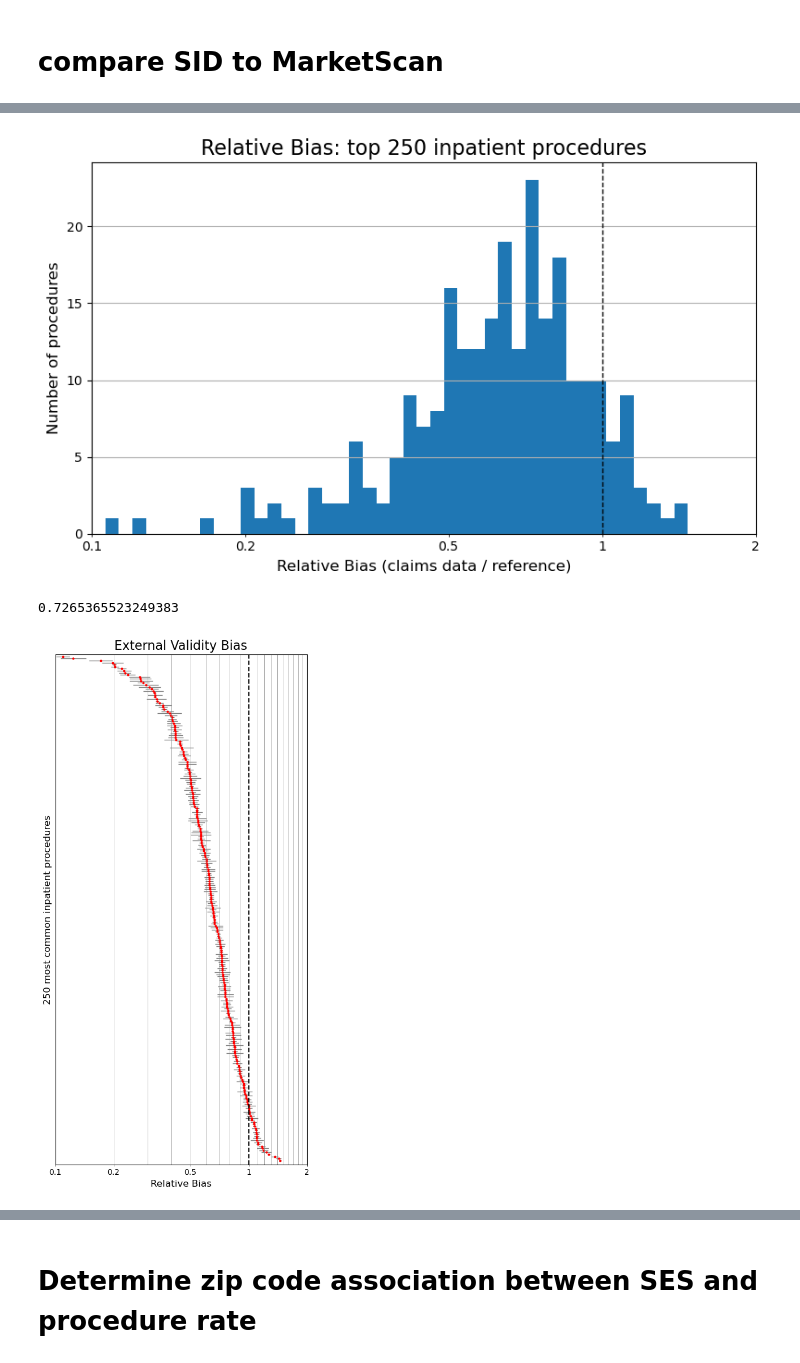
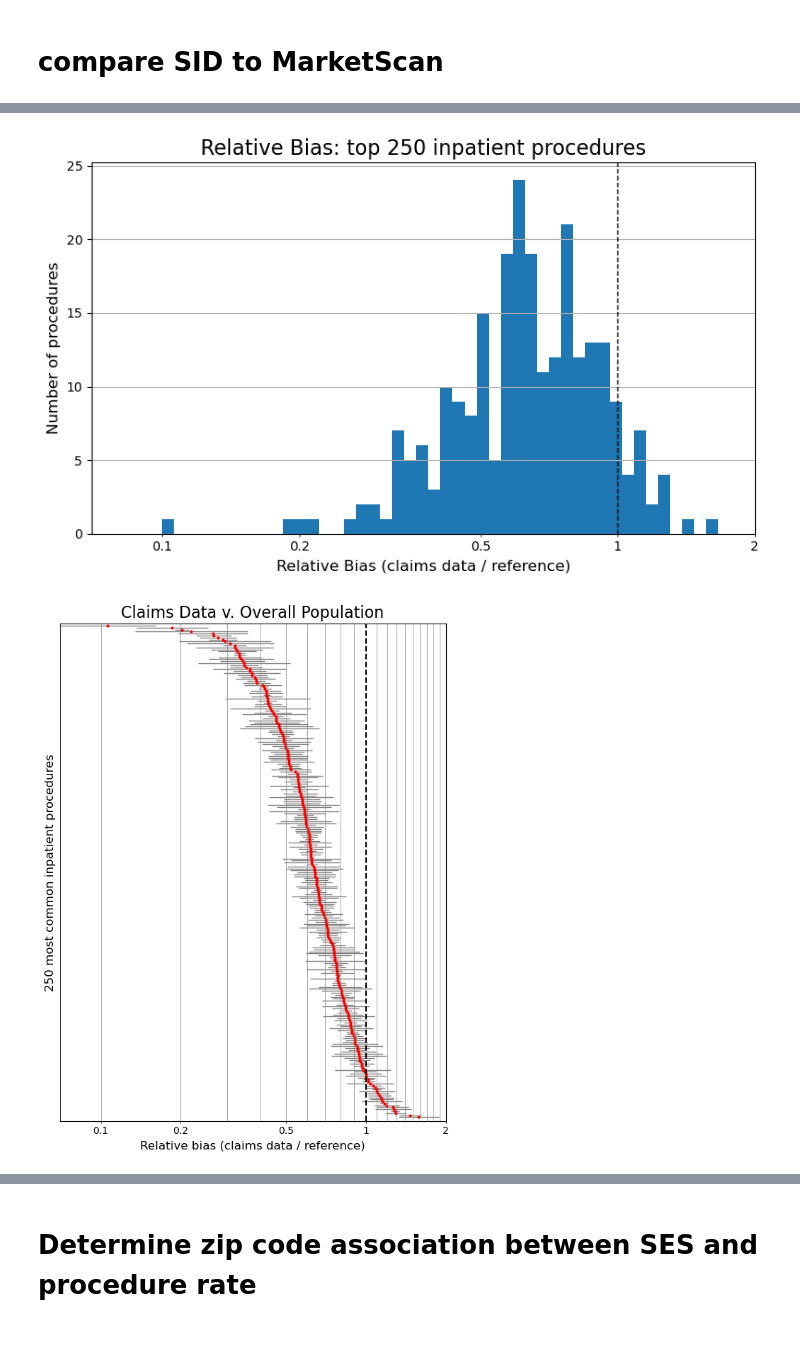
Before and after one commit to alex-dahlen/ClaimsDataBenchmarking, a Jupyter notebook: main_analysis_MarketScan_vs_SID_2019.ipynb, the cells around one changed output, grey strips where cells are left out. Drawn from its saved outputs; the diff is of its cells as text; code cells hidden in the pictures.

```diff
--- a/main_analysis_MarketScan_vs_SID_2019.ipynb
+++ b/main_analysis_MarketScan_vs_SID_2019.ipynb
@@ -371,0 +349,11 @@ df_sid
+# %%
+pop_vec = df_sid.groupby('State Name')['Pop 18 to 65'].sum()
+df_ans = pd.DataFrame([], columns = ['procedure', 'chi-squared', 'p', 'dof'])
+ii = 0
+for procedure in vals_temp:
+    proc_count_vec = df_sid_counts[df_sid_counts['PRCCSR DESCRIPTION'] == procedure].groupby('State Name')['count'].sum()
+    proc_count_vec = (pop_vec*0 + proc_count_vec).fillna(0)
+    contingency = [list(pop_vec - proc_count_vec), list(proc_count_vec)]
+    c, p, dof, expected = chi2_contingency(contingency)
+    df_ans.loc[ii] = [procedure, c, p, dof]
+    ii+=1
@@ -372,3 +381,5 @@ df_sid
+# %%
+exclude_list = list(df_ans[(df_ans['chi-squared'] > 7500) & (df_ans['procedure'] != 'Overall Inpatient Visits')].procedure)
 # %%
 #for each procedure, estimate the rate in MS and SID
 
@@ -376,6 +387,7 @@ df_procs = pd.DataFrame([], columns = ['procedure', 'rate_MS', 'err_rate_MS', 'r
 ii = 0
 for proc in procedures:
     df_temp = pd.merge(df_sid[['MSA', 'EGEOLOC', 'Pop 18 to 65', proc]], df[['MSA', 'EGEOLOC', proc, 'Total Pop', 'mem_days']], on=['MSA', 'EGEOLOC'], how='outer').rename(columns = {proc+'_x': 'sid', proc+'_y': 'ms'}).fillna(0)
+    df_temp = df_temp[df_temp.EGEOLOC.isin([11, 18, 22, 35, 62])]
     rate_ms = (df_temp.ms * df_temp.mem_days).sum() / df_temp.mem_days.sum()
     rate_sid = (df_temp.sid * df_temp['Pop 18 to 65']).sum() / df_temp['Pop 18 to 65'].sum()
     rel_bias = rate_ms / rate_sid
@@ -402,0 +411,2 @@ df_procs
+# %%
+df_procs = df_procs[~df_procs.procedure.isin(exclude_list)]
@@ -434,7 +485,7 @@ plt.title('Relative Bias: top 250 inpatient procedures', fontsize=16)
 
 #plt.gca().set_xscale("log")
 plt.axvline(1,linestyle='--', color='k', lw=1)
-plt.xlim([0.1, 2])
+plt.xlim([0.07, 2])
 
 ax = plt.gca()
 locs = np.array([.1, 0.2, 0.5,  1, 2, 5, 10])
@@ -446,14 +497,11 @@ ax.xaxis.set_major_locator(ticker.NullLocator())
 
 plt.tight_layout()
 plt.savefig('temp.jpg', dpi=400)
+plt.show()
 # %% [output]
-[figure, old version]
+[figure, new version]
-# %%
-df_procs[df_procs.procedure == 'Overall Inpatient Visits'].rel_bias.values[0]
-# %% [output]
-0.7265365523249383
 # %%
-plt.figure(figsize=(5,10))
+plt.figure(figsize=(6,8))
 
 df_temp = df_procs.sort_values(by = 'rate_SID', ascending=False)[1:251].sort_values(by='rel_bias').copy()
 
@@ -469,14 +517,13 @@ plt.barh(df_temp['procedure'], df_temp['rel_bias'], xerr=err, facecolor='none',
 plt.xscale('log')
 plt.gca().invert_yaxis()
 
-plt.xlabel('Relative Bias', fontsize=12)
+plt.xlabel('Relative bias (claims data / reference)', fontsize=12)
 plt.ylabel('250 most common inpatient procedures', fontsize=12)
 
-plt.title('External Validity Bias', fontsize=16)
-
+plt.title('Claims Data v. Overall Population', fontsize=16)
 
 plt.axvline(1,linestyle='--', color='k', lw=1.5)
-#plt.axvline(df_procs[df_procs.procedure == 'Overall Inpatient Visits'].rel_bias.values[0],linestyle=':', color='gray', lw=1)
+plt.axvline(.1, color='gray', linewidth=0.5)
 plt.axvline(.2, color='gray', linewidth=0.5)
 plt.axvline(.3, color='gray', linewidth=0.5)
 plt.axvline(.4, color='gray', linewidth=0.5)
@@ -490,34 +537,36 @@ plt.axvline(1.2, color='gray', linewidth=0.5)
 plt.axvline(1.3, color='gray', linewidth=0.5)
 plt.axvline(1.4, color='gray', linewidth=0.5)
 plt.axvline(1.5, color='gray', linewidth=0.5)
 plt.axvline(1.6, color='gray', linewidth=0.5)
 plt.axvline(1.7, color='gray', linewidth=0.5)
 plt.axvline(1.8, color='gray', linewidth=0.5)
 plt.axvline(1.9, color='gray', linewidth=0.5)
 plt.axvline(2.0, color='gray', linewidth=0.5)
 plt.axvline(2.1, color='gray', linewidth=0.5)
 plt.axvline(2.2, color='gray', linewidth=0.5)
 plt.axvline(2.3, color='gray', linewidth=0.5)
 plt.axvline(2.4, color='gray', linewidth=0.5)
 plt.xlim([0.1, 2])
 
 plt.ylim([251, -1])
+plt.xlim([.07, 2])
 
 ax = plt.gca()
 locs = np.array([.1, 0.2, 0.5,  1, 2, 5, 10])
 labels = np.array(['0.1', '0.2', '0.5', '1', '2', '5','10'])
 
 ax.xaxis.set_minor_locator(ticker.FixedLocator(locs))
 ax.xaxis.set_minor_formatter(ticker.FixedFormatter(labels))
 ax.xaxis.set_major_locator(ticker.NullLocator())
 
 ax.yaxis.set_major_locator(ticker.NullLocator())
 ax.yaxis.set_minor_locator(ticker.NullLocator())
 
 plt.tight_layout()
 plt.savefig('temp.jpg', dpi = 400)
+plt.show()
 # %% [output]
-[figure, old version]
+[figure, new version]
 # %%
 #make a scatter plot comparing rates for a given procedure
 
```
Also changed, not shown: parts of 61 cells of this notebook, 1 other file.
